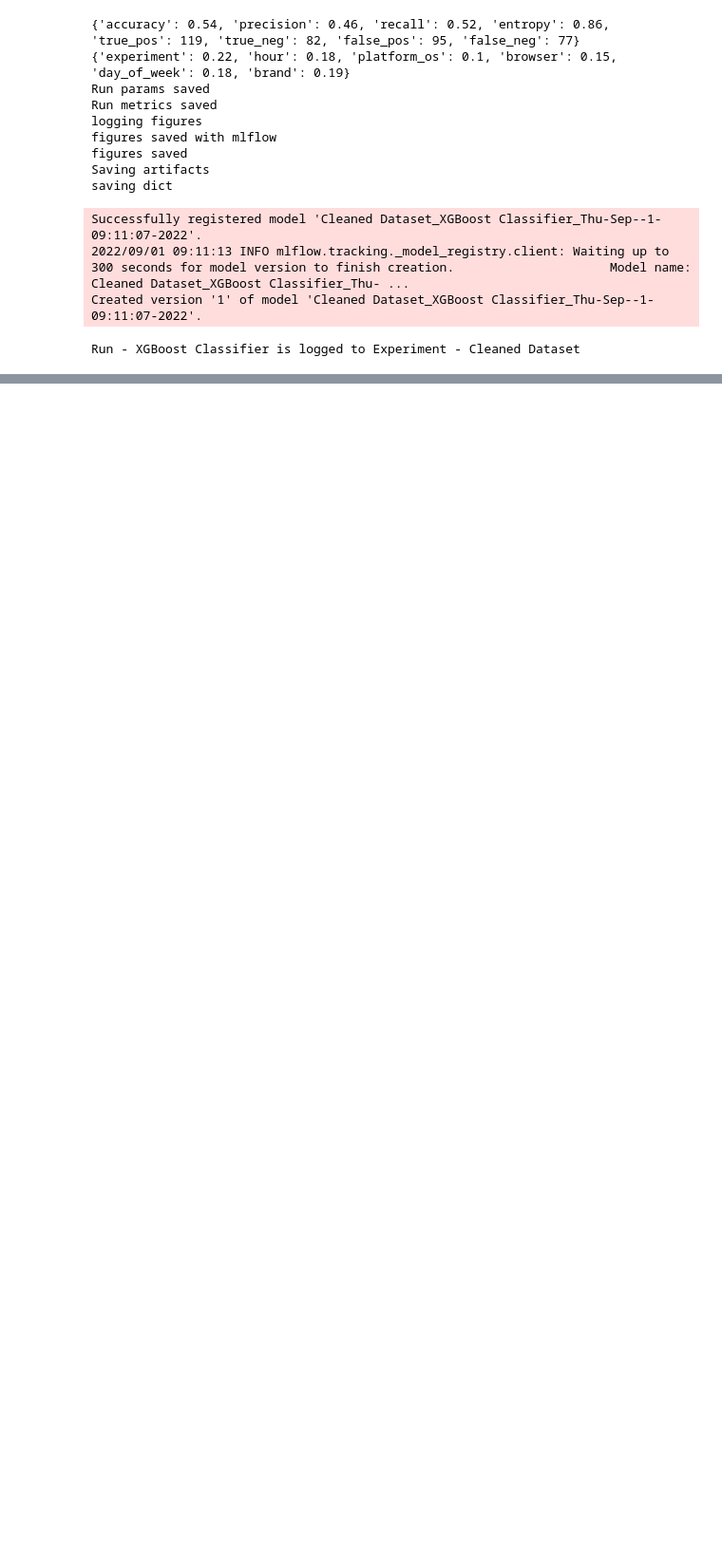
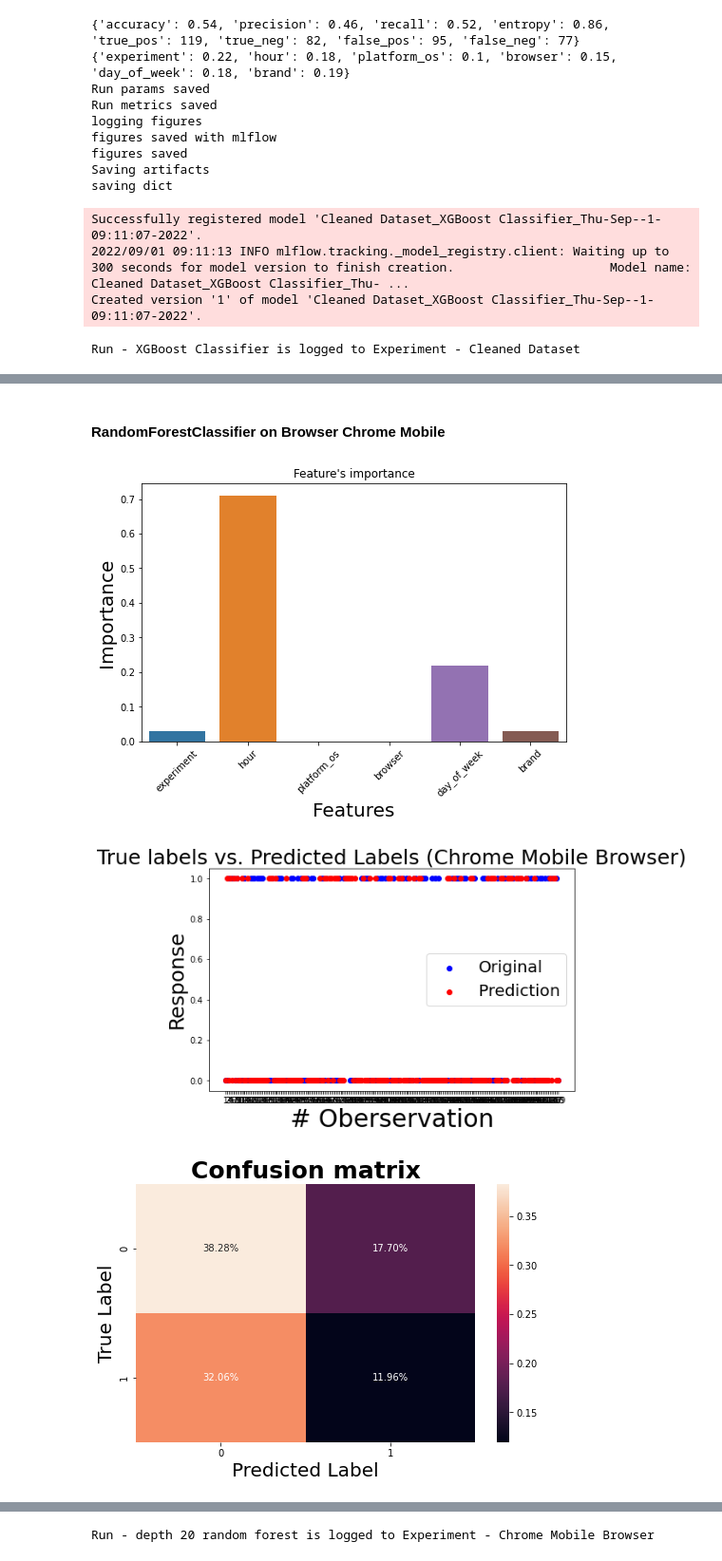
Before and after one commit to YasabnehT/A-B-Hypothesis-Testing, a Jupyter notebook: notebooks/AB testing ML.ipynb, the cells around one changed output, grey strips where cells are left out. Shown at 95% size. Cells and saved outputs as stored; diff of their text form; code cells hidden in the pictures; blank space fills up the shorter version.

```diff
--- a/notebooks/AB testing ML.ipynb
+++ b/notebooks/AB testing ML.ipynb
@@ -120,0 +180,12 @@ Run - XGBoost Classifier is logged to Experiment - Cleaned Dataset
+# %% [markdown]
+#### RandomForestClassifier on Browser Chrome Mobile
+# %%
+model = RandomForestClassifier(max_depth=20)
+run_train_pipeline(model, X, y,
+                experiment_name='Chrome Mobile Browser',
+                run_name='depth 20 random forest')
+mlflow.end_run()
+# %% [output]
+[figure, added]
+[figure, added]
+[figure, added]
@@ -120,0 +204 @@ Run - XGBoost Classifier is logged to Experiment - Cleaned Dataset
+Run - depth 20 random forest is logged to Experiment - Chrome Mobile Browser
```
Also changed, not shown: parts of 10 cells of this notebook, 31 other files.
